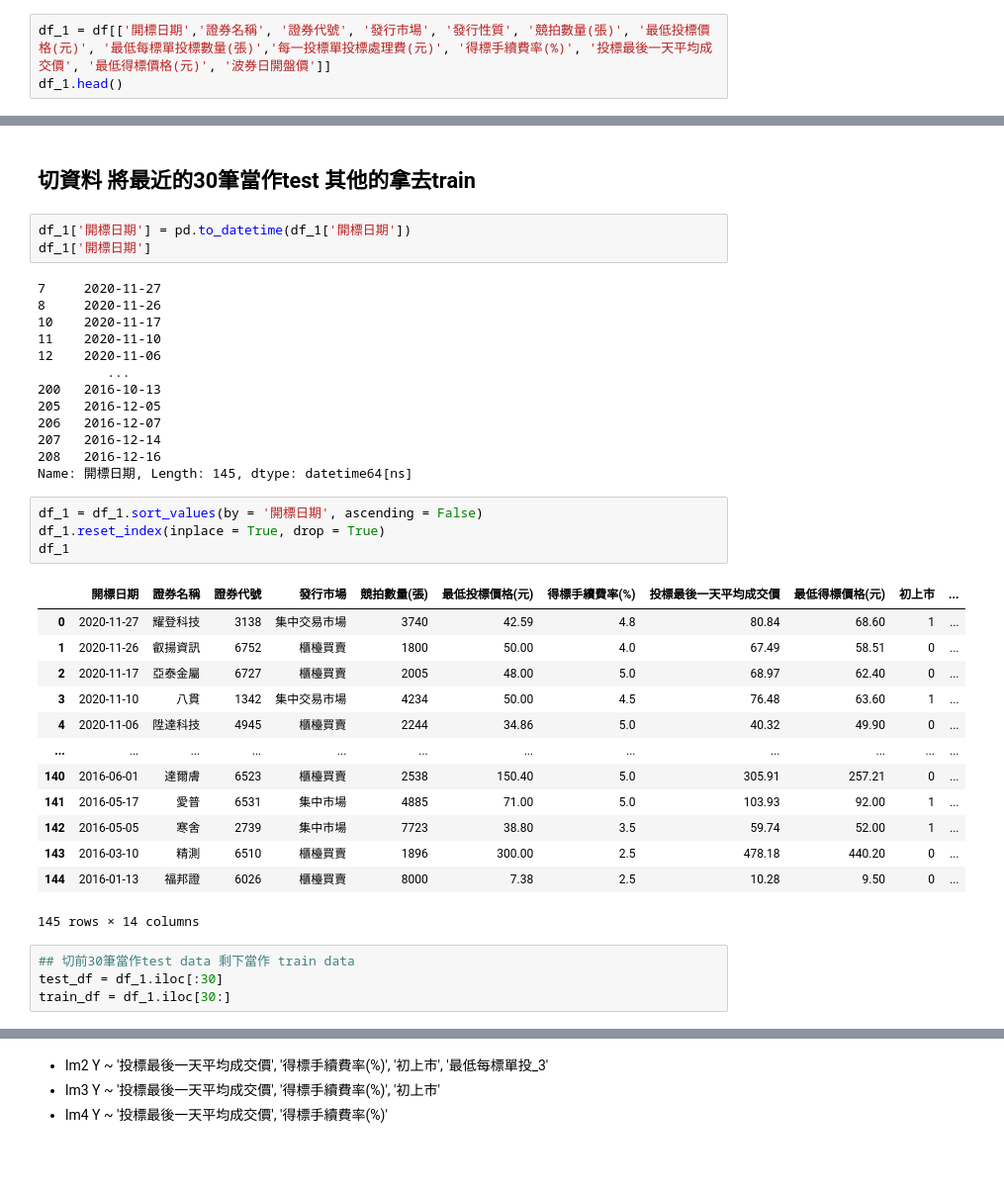
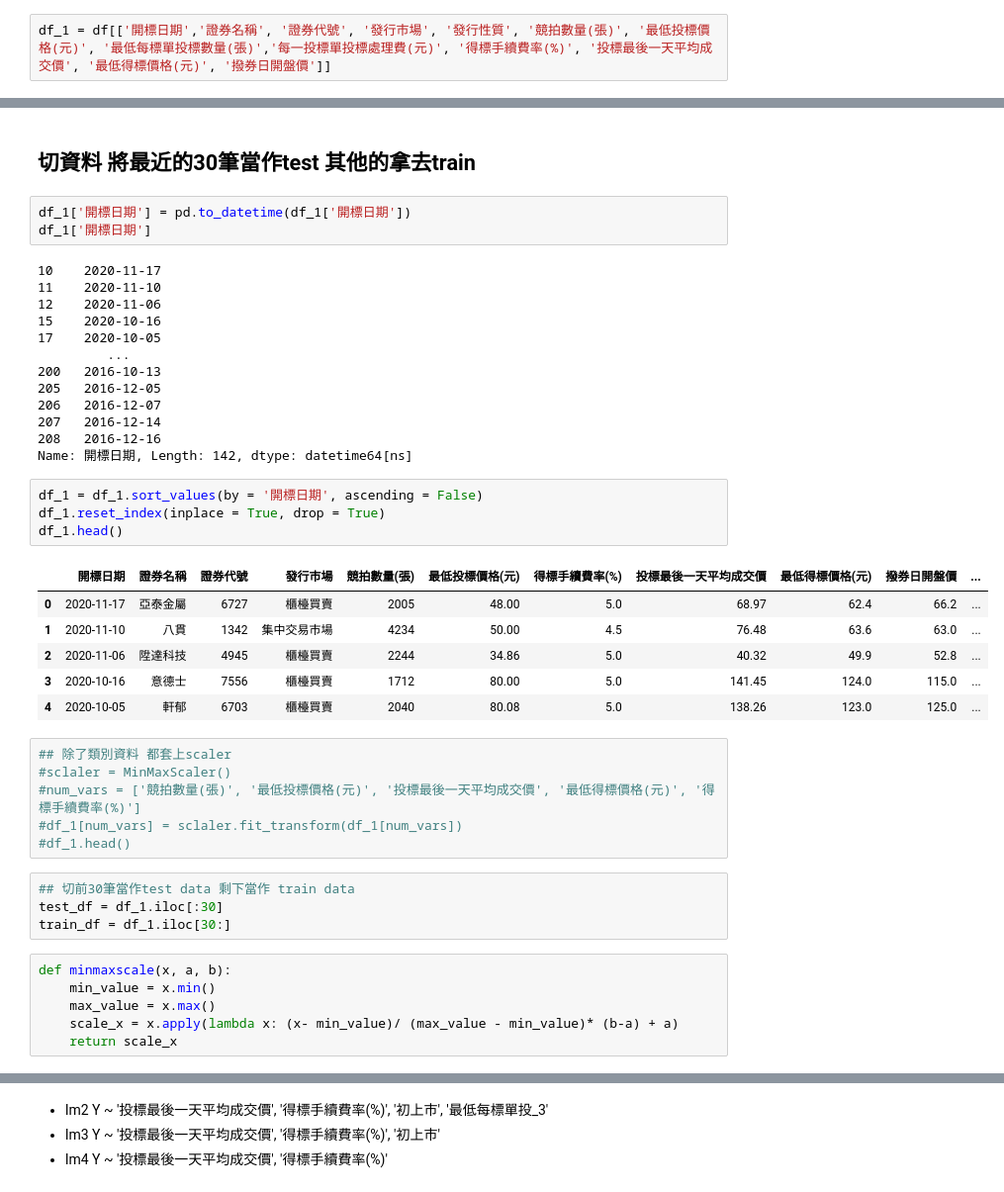
Before and after one commit to hello0217/auction, a Jupyter notebook: auction1.ipynb, the cells around one changed output, grey strips where cells are left out. Shown at 99% size. Saved outputs shown, nothing was run; the diff lists cells and outputs as text; blank space fills up the shorter version.

```diff
--- a/auction1.ipynb
+++ b/auction1.ipynb
@@ -119,5 +122,4 @@ print('可轉債: %i' %(sum(df['類別'] == 'cb')))
 # %% [markdown]
 ## 將df只選出開標前知道的資訊 + 最低得標價(Y)
 # %%
-df_1 = df[['開標日期','證券名稱', '證券代號', '發行市場', '發行性質', '競拍數量(張)', '最低投標價格(元)', '最低每標單投標數量(張)','每一投標單投標處理費(元)', '得標手續費率(%)', '投標最後一天平均成交價', '最低得標價格(元)', '波券日開盤價']]
-df_1.head()
+df_1 = df[['開標日期','證券名稱', '證券代號', '發行市場', '發行性質', '競拍數量(張)', '最低投標價格(元)', '最低每標單投標數量(張)','每一投標單投標處理費(元)', '得標手續費率(%)', '投標最後一天平均成交價', '最低得標價格(元)', '撥券日開盤價']]
@@ -292,39 +296,44 @@ plt.scatter(df_1.index, df_1['最低得標價格(元)'])
 df_1['開標日期'] = pd.to_datetime(df_1['開標日期'])
 df_1['開標日期']
 # %% [output]
-7     2020-11-27
-8     2020-11-26
 10    2020-11-17
 11    2020-11-10
 12    2020-11-06
+15    2020-10-16
+17    2020-10-05
          ...
 200   2016-10-13
 205   2016-12-05
 206   2016-12-07
 207   2016-12-14
 208   2016-12-16
-Name: 開標日期, Length: 145, dtype: datetime64[ns]
+Name: 開標日期, Length: 142, dtype: datetime64[ns]
 # %%
 df_1 = df_1.sort_values(by = '開標日期', ascending = False)
 df_1.reset_index(inplace = True, drop = True)
-df_1
+df_1.head()
 # %% [output]
-|  | 開標日期 | 證券名稱 | 證券代號 | 發行市場 | 競拍數量(張) | 最低投標價格(元) | 得標手續費率(%) | 投標最後一天平均成交價 | 最低得標價格(元) | 初上市 | ... |
-| 0 | 2020-11-27 | 耀登科技 | 3138 | 集中交易市場 | 3740 | 42.59 | 4.8 | 80.84 | 68.60 | 1 | ... |
-| 1 | 2020-11-26 | 叡揚資訊 | 6752 | 櫃檯買賣 | 1800 | 50.00 | 4.0 | 67.49 | 58.51 | 0 | ... |
-| 2 | 2020-11-17 | 亞泰金屬 | 6727 | 櫃檯買賣 | 2005 | 48.00 | 5.0 | 68.97 | 62.40 | 0 | ... |
-| 3 | 2020-11-10 | 八貫 | 1342 | 集中交易市場 | 4234 | 50.00 | 4.5 | 76.48 | 63.60 | 1 | ... |
-| 4 | 2020-11-06 | 陞達科技 | 4945 | 櫃檯買賣 | 2244 | 34.86 | 5.0 | 40.32 | 49.90 | 0 | ... |
-| ... | ... | ... | ... | ... | ... | ... | ... | ... | ... | ... | ... |
-| 140 | 2016-06-01 | 達爾膚 | 6523 | 櫃檯買賣 | 2538 | 150.40 | 5.0 | 305.91 | 257.21 | 0 | ... |
-| 141 | 2016-05-17 | 愛普 | 6531 | 集中市場 | 4885 | 71.00 | 5.0 | 103.93 | 92.00 | 1 | ... |
-| 142 | 2016-05-05 | 寒舍 | 2739 | 集中市場 | 7723 | 38.80 | 3.5 | 59.74 | 52.00 | 1 | ... |
-| 143 | 2016-03-10 | 精測 | 6510 | 櫃檯買賣 | 1896 | 300.00 | 2.5 | 478.18 | 440.20 | 0 | ... |
-| 144 | 2016-01-13 | 福邦證 | 6026 | 櫃檯買賣 | 8000 | 7.38 | 2.5 | 10.28 | 9.50 | 0 | ... |
+|  | 開標日期 | 證券名稱 | 證券代號 | 發行市場 | 競拍數量(張) | 最低投標價格(元) | 得標手續費率(%) | 投標最後一天平均成交價 | 最低得標價格(元) | 撥券日開盤價 | ... |
+| 0 | 2020-11-17 | 亞泰金屬 | 6727 | 櫃檯買賣 | 2005 | 48.00 | 5.0 | 68.97 | 62.4 | 66.2 | ... |
+| 1 | 2020-11-10 | 八貫 | 1342 | 集中交易市場 | 4234 | 50.00 | 4.5 | 76.48 | 63.6 | 63.0 | ... |
+| 2 | 2020-11-06 | 陞達科技 | 4945 | 櫃檯買賣 | 2244 | 34.86 | 5.0 | 40.32 | 49.9 | 52.8 | ... |
+| 3 | 2020-10-16 | 意德士 | 7556 | 櫃檯買賣 | 1712 | 80.00 | 5.0 | 141.45 | 124.0 | 115.0 | ... |
+| 4 | 2020-10-05 | 軒郁 | 6703 | 櫃檯買賣 | 2040 | 80.08 | 5.0 | 138.26 | 123.0 | 125.0 | ... |
-145 rows × 14 columns
+# %%
+## 除了類別資料 都套上scaler
+#sclaler = MinMaxScaler()
+#num_vars = ['競拍數量(張)', '最低投標價格(元)', '投標最後一天平均成交價', '最低得標價格(元)', '得標手續費率(%)']
+#df_1[num_vars] = sclaler.fit_transform(df_1[num_vars])
+#df_1.head()
 # %%
 ## 切前30筆當作test data 剩下當作 train data
 test_df = df_1.iloc[:30]
 train_df = df_1.iloc[30:]
+# %%
+def minmaxscale(x, a, b):
+    min_value = x.min()
+    max_value = x.max()
+    scale_x = x.apply(lambda x: (x- min_value)/ (max_value - min_value)* (b-a) + a)
+    return scale_x
 # %%
 X_train = train_df[['競拍數量(張)','最低投標價格(元)','最低每標單投_1','最低每標單投_2','最低每標單投_3','得標手續費率(%)','初上市','處理費_400','投標最後一天平均成交價']]
```
Also changed, not shown: parts of 52 cells of this notebook.
